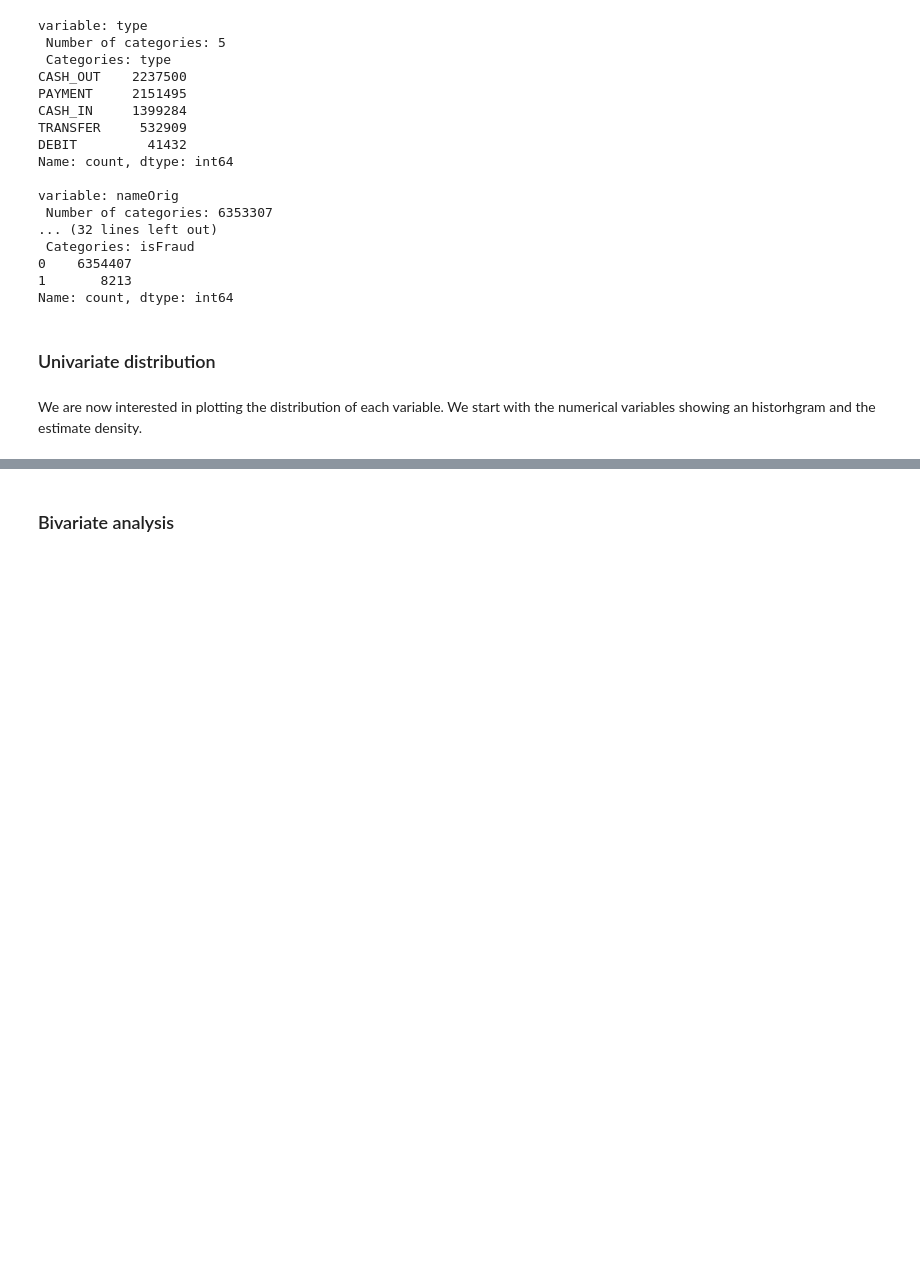
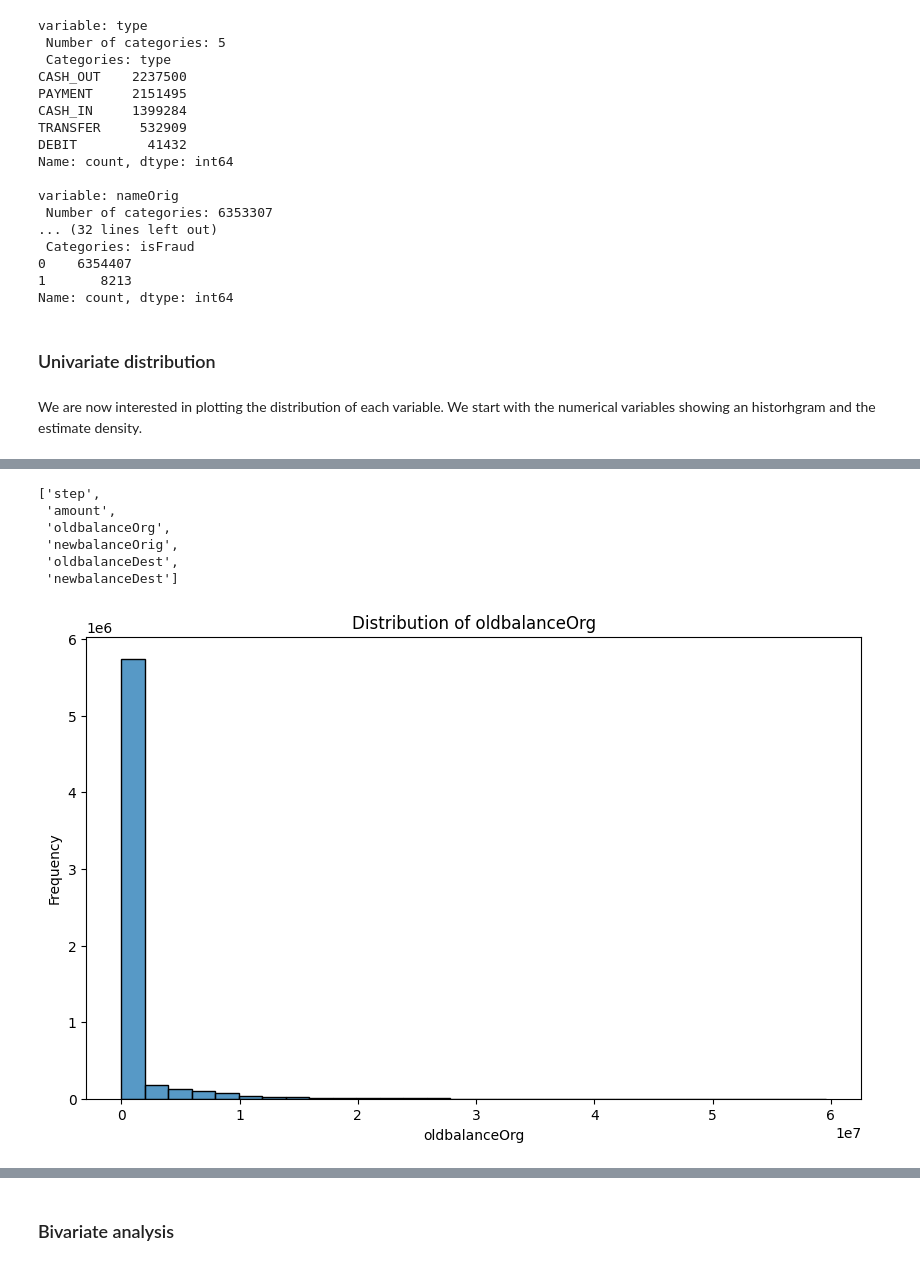
Before and after one commit to Matias-Barcelo/Project-II, a Jupyter notebook: main.ipynb, the cells around one changed output, grey strips where cells are left out. Saved outputs shown, nothing was run; the diff lists cells and outputs as text; code cells hidden in the pictures; blank space fills up the shorter version.

```diff
--- a/main.ipynb
+++ b/main.ipynb
@@ -147,0 +216,26 @@ We are now interested in plotting the distribution of each variable. We start wi
+# %%
+numerical_cols
+# %% [output]
+['step',
+ 'amount',
+ 'oldbalanceOrg',
+ 'newbalanceOrig',
+ 'oldbalanceDest',
+ 'newbalanceDest']
+# %%
+import seaborn as sns
+import matplotlib.pyplot as plt
+
+# Create the histogram of step
+plt.figure(figsize=(10, 6))
+sns.histplot(data['oldbalanceOrg'], bins=30, kde=False)
+
+# Set plot labels and title
+plt.xlabel('oldbalanceOrg')
+plt.ylabel('Frequency')
+plt.title('Distribution of oldbalanceOrg')
+
+# Show the plot
+plt.show()
+# %% [output]
+[figure, added]
```
Also changed, not shown: parts of 23 cells of this notebook.
